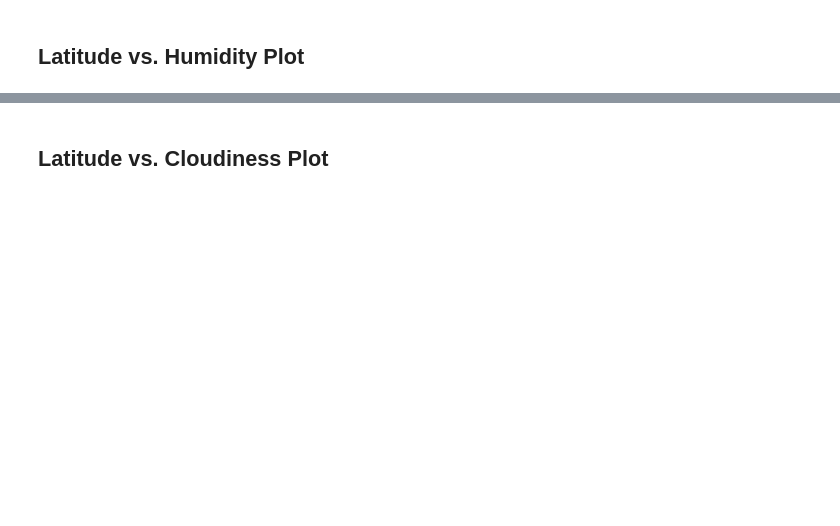
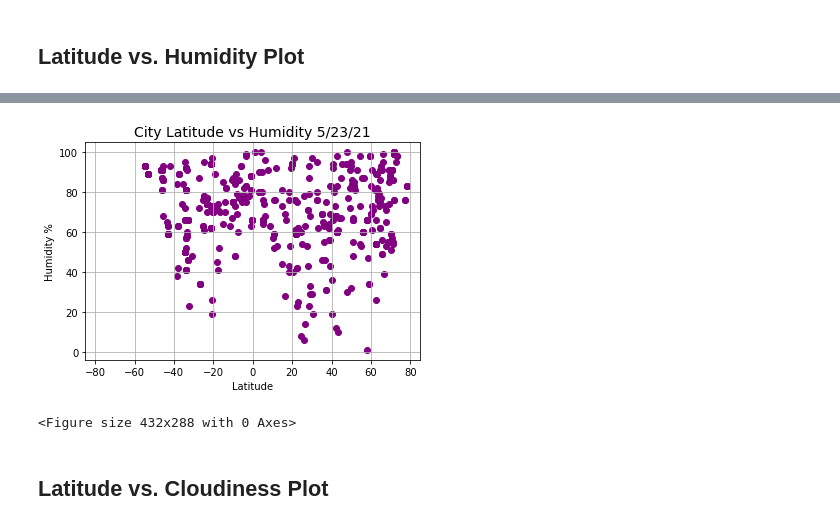
Before and after one commit to adamholcomb/python-api-challenge, a Jupyter notebook: WeatherPy/WeatherPy.ipynb, the cells around one changed output, grey strips where cells are left out. Cells and saved outputs as stored; diff of their text form; code cells hidden in the pictures; blank space fills up the shorter version.

Commit message:
Construct and output all scatter plots

```diff
--- a/WeatherPy/WeatherPy.ipynb
+++ b/WeatherPy/WeatherPy.ipynb
@@ -259,2 +258,15 @@ plt.show(temp_plot)
+# %%
+humidity_plot = plt.scatter(data_df["Lat"],data_df["Humidity"],facecolors="purple")
+plt.xlabel("Latitude")
+plt.ylabel("Humidity %")
+plt.title("City Latitude vs Humidity 5/23/21",size=14)
+plt.xlim(-85,85)
+plt.grid()
+
+plt.show(temp_plot)
+plt.savefig("Lat_Humidity.png")
+# %% [output]
+[figure, added]
+<Figure size 432x288 with 0 Axes>
 # %% [markdown]
 ## Latitude vs. Cloudiness Plot
```
Also changed, not shown: parts of 6 cells of this notebook, 4 other files.
